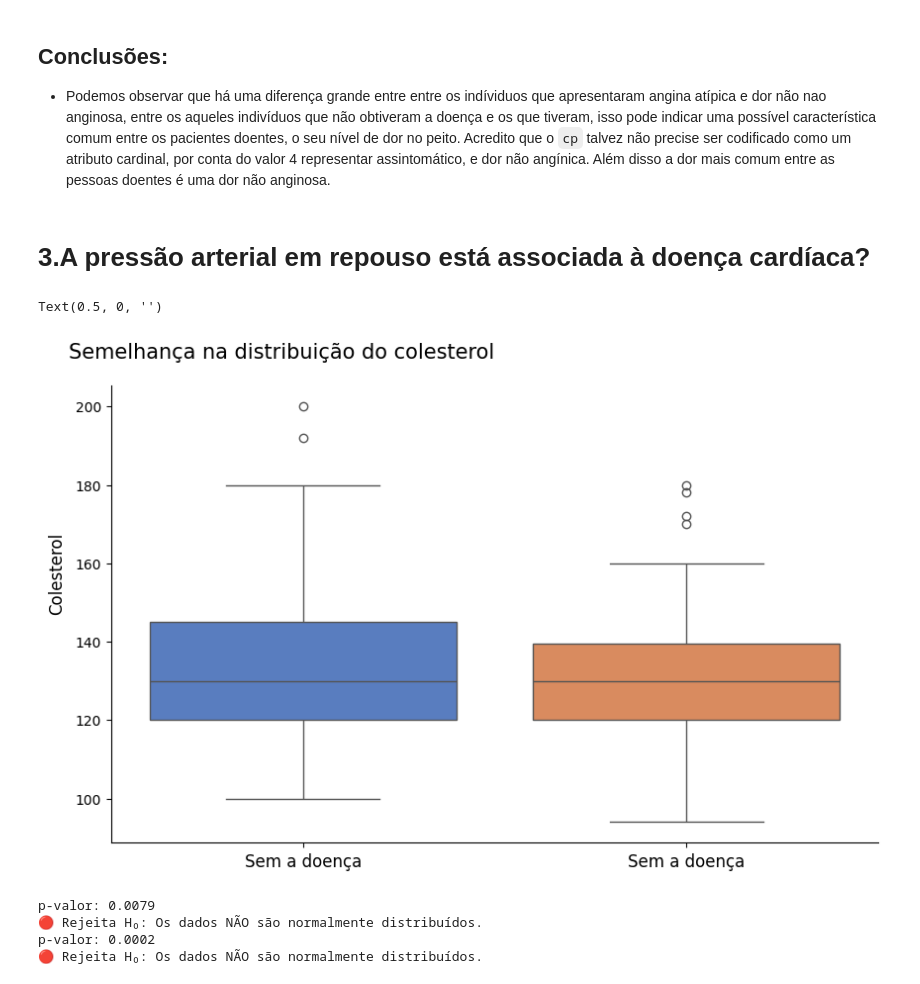
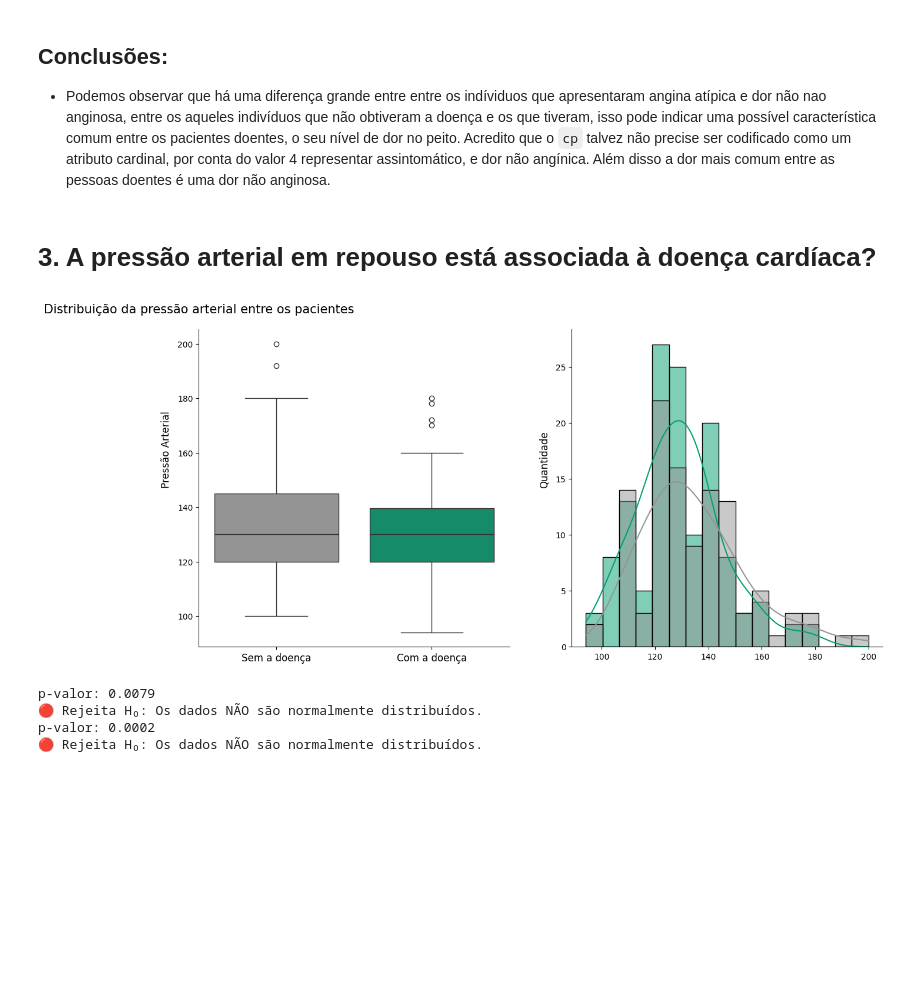
Before and after one commit to Gui-Leao/Heart-Attack-Prediction, a Jupyter notebook: EDA.ipynb, the cells around one changed output. Saved outputs shown, nothing was run; the diff lists cells and outputs as text; code cells hidden in the pictures; blank space fills up the shorter version.

```diff
--- a/EDA.ipynb
+++ b/EDA.ipynb
@@ -580,20 +580,27 @@ plt.show()
 ## Conclusões:
 - Podemos observar que há uma diferença grande entre entre os indíviduos que apresentaram angina atípica e dor não nao anginosa, entre os aqueles indivíduos que não obtiveram a doença e os que tiveram, isso pode indicar uma possível característica comum entre os pacientes doentes, o seu nível de dor no peito. Acredito que o `cp` talvez não precise ser codificado como um atributo cardinal, por conta do valor 4 representar assintomático, e dor não angínica. Além disso a dor mais comum entre as pessoas doentes é uma dor não anginosa.
 # %% [markdown]
-# 3.A pressão arterial em repouso está associada à doença cardíaca?
+# 3. A pressão arterial em repouso está associada à doença cardíaca?
 # %%
-plt.figure(figsize=(10, 6))
-ax = sns.boxplot(x='target',y='trestbps',data=df_train, hue='target' )
-sns.despine(top=True)
+fig, axes = plt.subplots(1, 2, figsize=(15, 7))
+ax = sns.boxplot(x='target',y='trestbps',data=df_train, hue='target',palette=['#949494','#029E73'],ax=axes[0])
+ax2 = sns.histplot(x='trestbps', data=df_train,hue='target', ax=axes[1],palette=['#949494','#029E73'],kde=True,legend=False)
 ax.legend().set_visible(False)
-ax.set_title('Semelhança na distribuição do colesterol', fontsize= 15,horizontalalignment='right',pad = 20)
-ax.set_xticks(range(2),['Sem a doença','Sem a doença'])
+ax.set_title('Distribuição da pressão arterial entre os pacientes', fontsize= 15,horizontalalignment='right',pad = 20)
+ax.set_xticks(range(2),['Sem a doença','Com a doença'])
 ax.set_xticklabels(ax.get_xticklabels(), fontsize=12)
-ax.set_ylabel('Colesterol',fontsize=12, verticalalignment='top', horizontalalignment='left',labelpad= 20)
+ax.set_ylabel('Pressão Arterial',fontsize=12, verticalalignment='top', horizontalalignment='left',labelpad= 20)
 ax.set_xlabel("")
+
+ax2.set_ylabel('Quantidade',fontsize=12, verticalalignment='top', horizontalalignment='left',labelpad= 20)
+ax2.set_xlabel("")
+
+ax.spines['top'].set_visible(False)
+ax.spines['right'].set_visible(False)
+ax2.spines['top'].set_visible(False)
+ax2.spines['right'].set_visible(False)
 # %% [output]
-Text(0.5, 0, '')
-[figure, old version]
+[figure, new version]
 # %%
 df_trestbps_disease = df_train[df_train['target'] == 1]['trestbps']
 df_trestbps_not_disease = df_train[df_train['target'] == 0]['trestbps']
```
Also changed, not shown: parts of 46 cells of this notebook.
